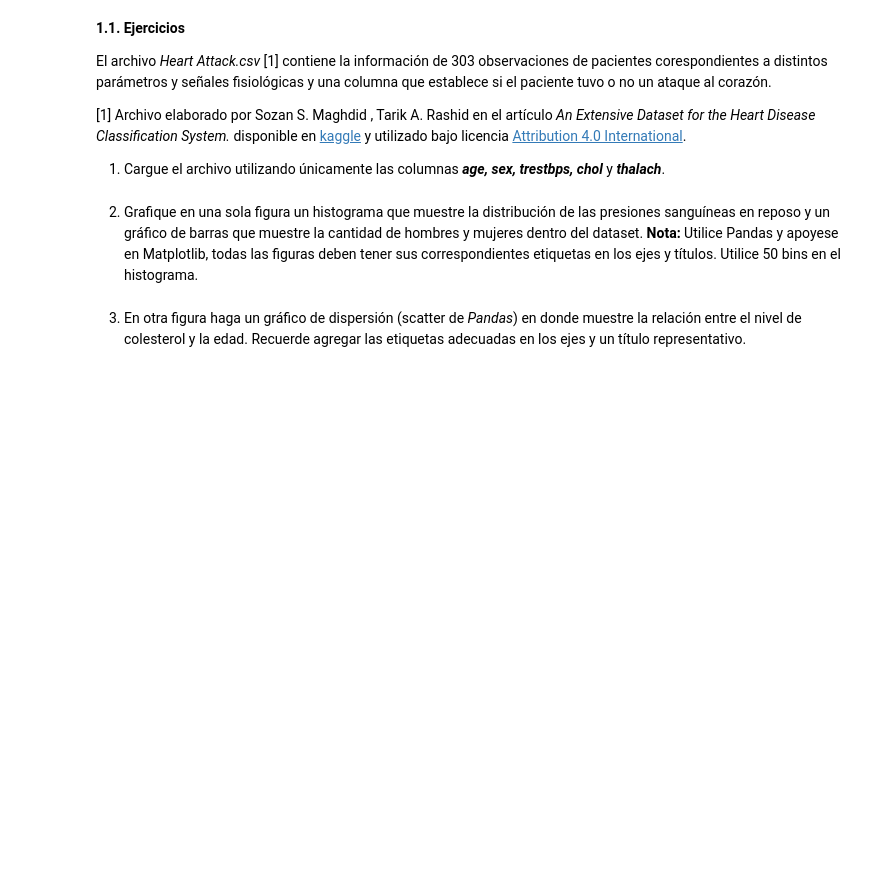
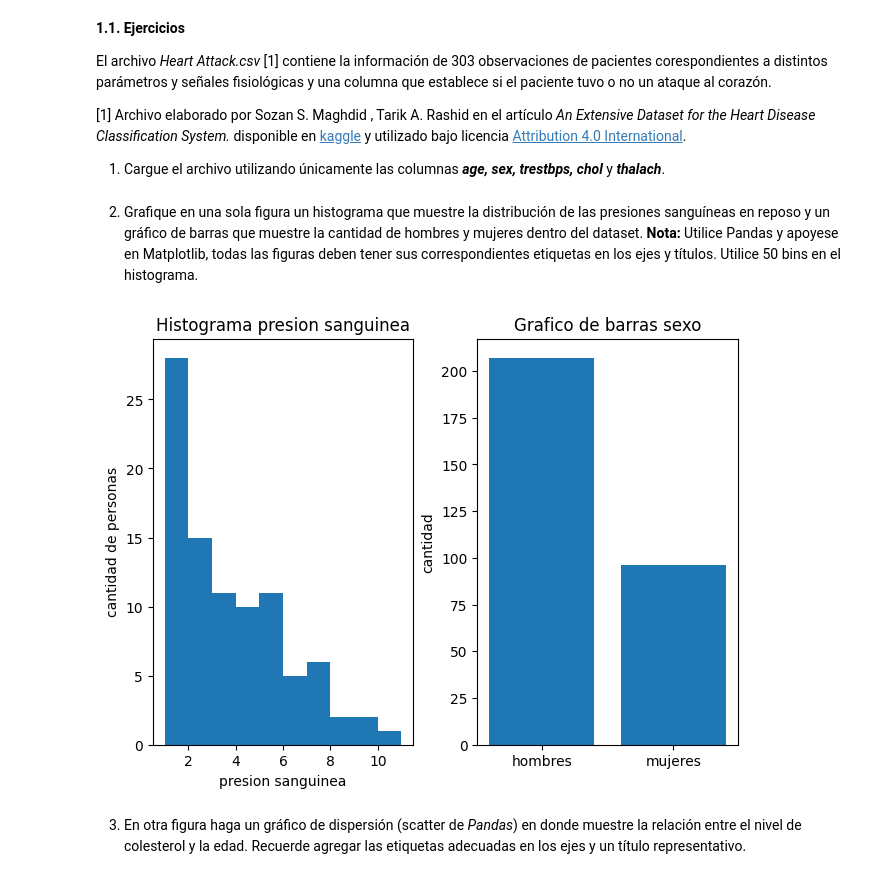
Before and after one commit to JuanDavidforhuerf/lab-3-FML, a Jupyter notebook: Laboratorio_3_20261.ipynb, the cells around one changed output. Cells and saved outputs as stored; diff of their text form; code cells hidden in the pictures; blank space fills up the shorter version.

```diff
--- a/Laboratorio_3_20261.ipynb
+++ b/Laboratorio_3_20261.ipynb
@@ -74,8 +74,20 @@ El archivo *Heart Attack.csv* [1] contiene la información de 303 observaciones
 # %%
 import pandas as pd
 
-heart_df = pd.read_csv()
+heart_df = pd.read_csv("Heart Attack Data Set.csv") #se crea un dataFrame al leer el archivo de csv
 # %% [markdown]
 2. Grafique en una sola figura un histograma que muestre la distribución de las presiones sanguíneas en reposo y un gráfico de barras que muestre la cantidad de hombres y mujeres dentro del dataset. **Nota:** Utilice Pandas y apoyese en Matplotlib, todas las figuras deben tener sus correspondientes etiquetas en los ejes y títulos. Utilice 50 bins en el histograma.
+# %%
+import matplotlib.pyplot as plt
+dataFrameSexo = heart_df["sex"].value_counts() #se crea un subDataFrame con el conteo de elementos distintos de la columna sexo
+dataFramePresion = heart_df["thalach"].value_counts() #se crea un subDataFrame con el conteo de elementos distintos de la columna presion sanguinea
+figura,ax = plt.subplots(1,2, layout = "constrained") #se crea una figura de tamaño 1x2 para dos elementos(graficas)
+ax[0].hist(dataFramePresion) #se crea un histograma con los datos del dataframe
+ax[0].set(xlabel="presion sanguinea",ylabel="cantidad de personas",title="Histograma presion sanguinea") #se asignan los nombres de las etiquetas del eje x, el eje y y el titulo del grafico
+ax[1].bar(["hombres","mujeres"],dataFrameSexo) #se crea una grafica de barras del dataframe con la informacion de conteos de presion sanguinea
+ax[1].set(ylabel="cantidad",title="Grafico de barras sexo") #se asigna una etiqueta en el eje y y el titulo de la grafica de barras
+plt.show()
+# %% [output]
+[figure, added]
 # %% [markdown]
 3. En otra figura haga un gráfico de dispersión (scatter de *Pandas*) en donde muestre la relación entre el nivel de colesterol y la edad. Recuerde agregar las etiquetas adecuadas en los ejes y un título representativo.
```
Also changed, not shown: parts of 5 cells of this notebook.
